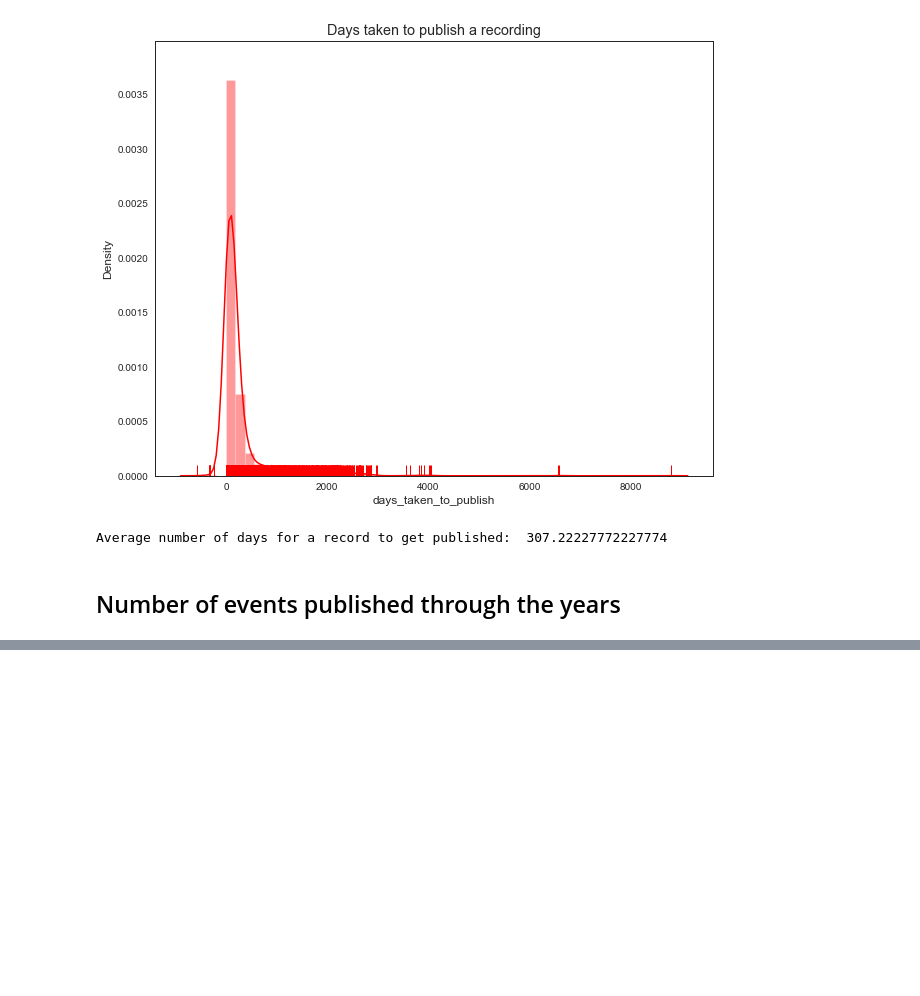
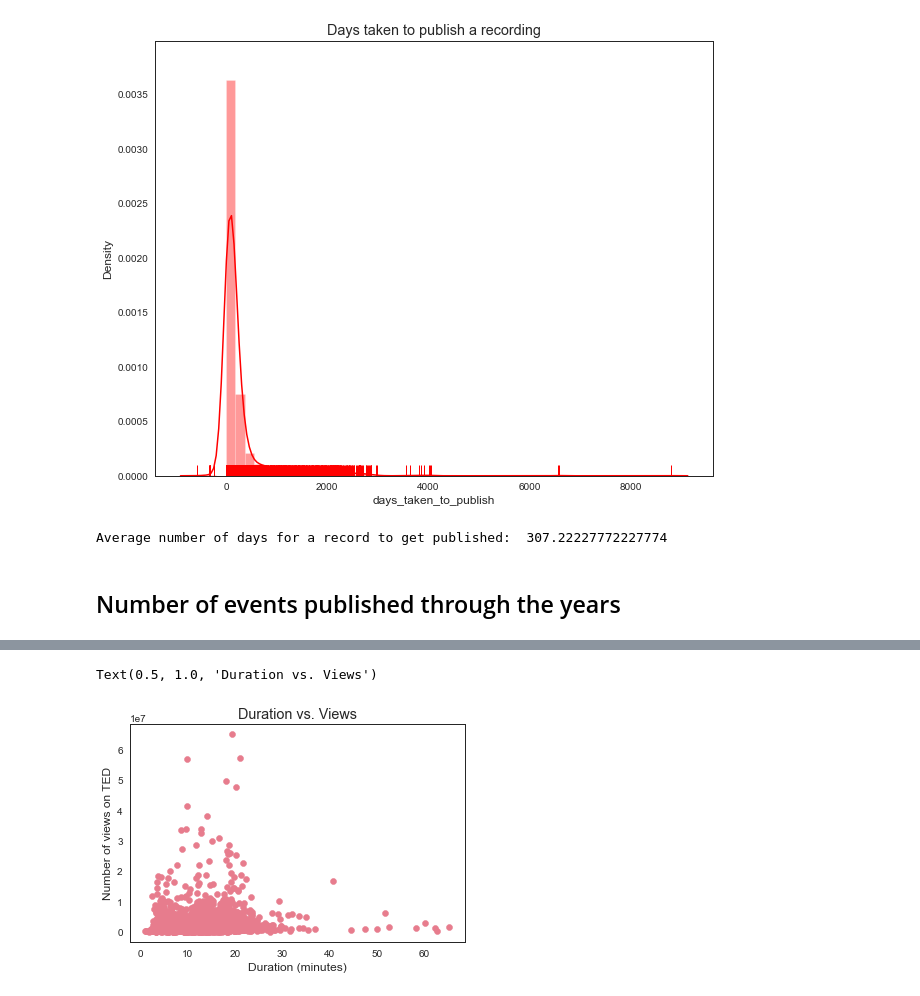
Before and after one commit to fahadmehfooz/Ted-Talks-Views-Prediction, a Jupyter notebook: TedTalk.ipynb, the cells around one changed output, grey strips where cells are left out. Saved outputs shown, nothing was run; the diff lists cells and outputs as text; code cells hidden in the pictures; blank space fills up the shorter version.

```diff
--- a/TedTalk.ipynb
+++ b/TedTalk.ipynb
@@ -328,0 +427,8 @@ fig.show()
+# %%
+plt.scatter(df['duration']/ 60, df['views'])
+plt.xlabel("Duration (minutes)")
+plt.ylabel("Number of views on TED")
+plt.title("Duration vs. Views")
+# %% [output]
+Text(0.5, 1.0, 'Duration vs. Views')
+[figure, added]
```
Also changed, not shown: parts of 36 cells of this notebook.
